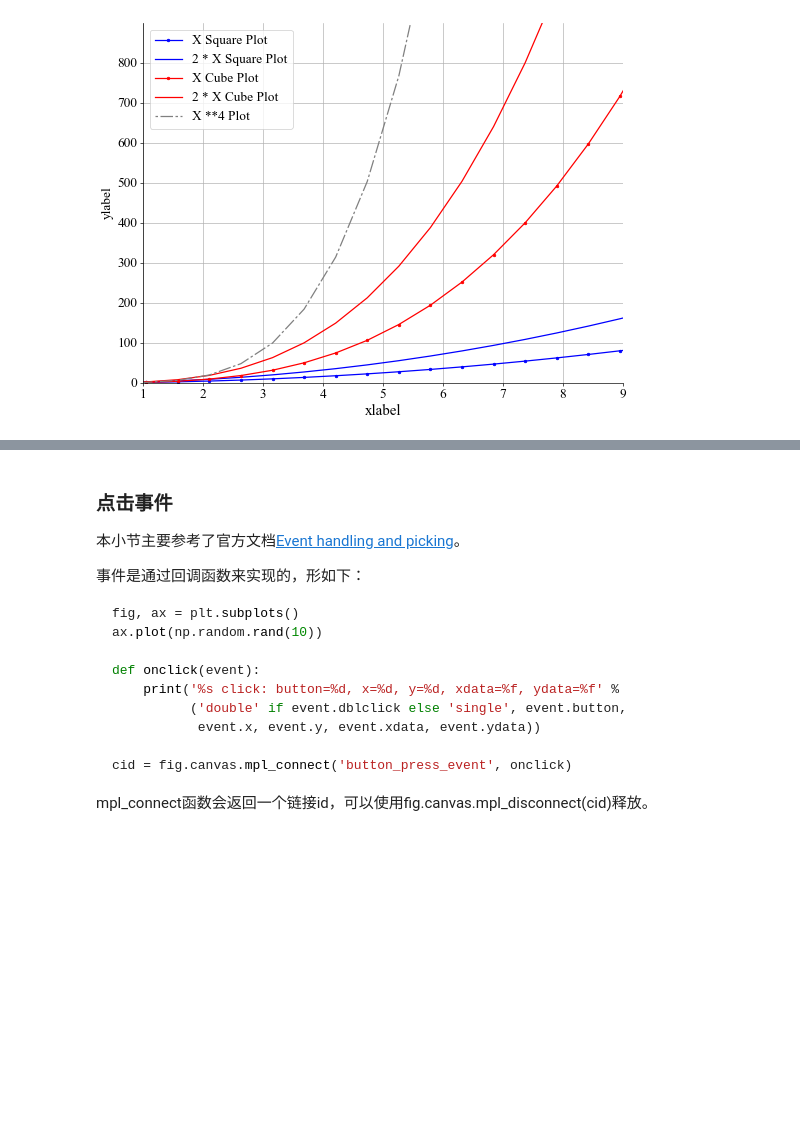
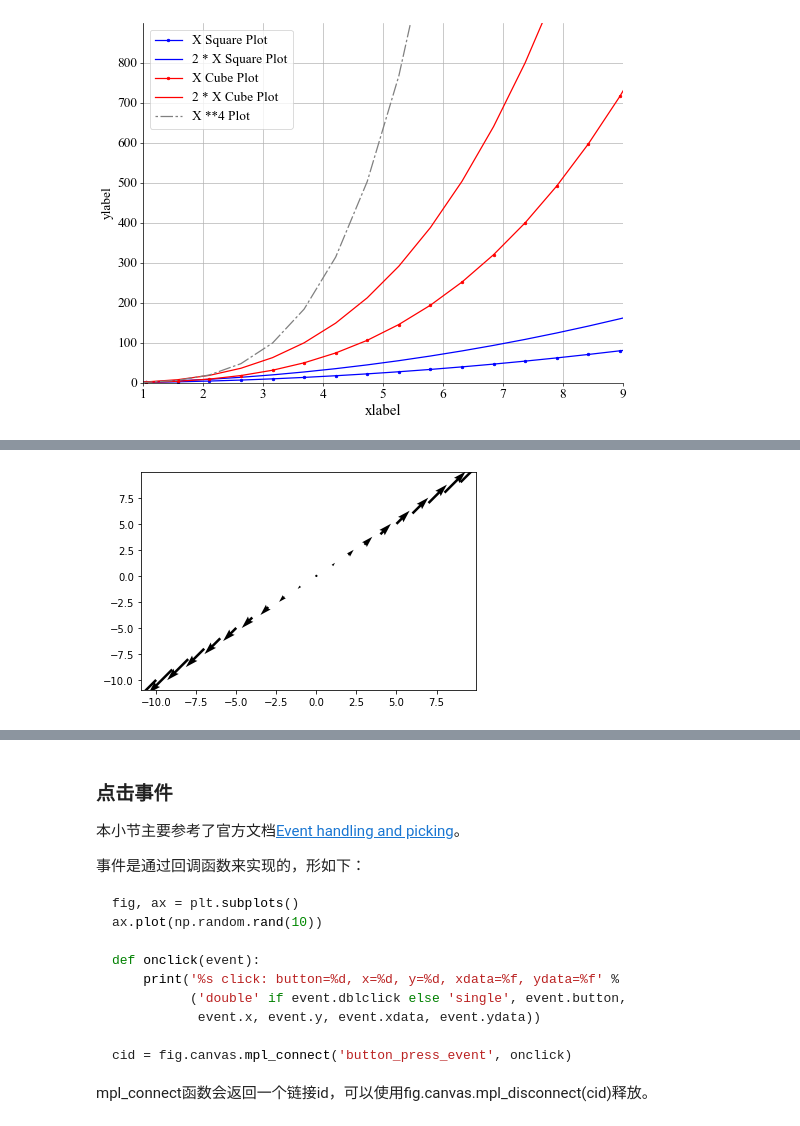
Before and after one commit to iHeadWater/hydrus, a Jupyter notebook: 3-basic-pyviz/1-matplotlib-intro/how-to-use-matplotlib.ipynb, the cells around one changed output, grey strips where cells are left out. Cells and saved outputs as stored; diff of their text form; code cells hidden in the pictures; blank space fills up the shorter version.

```diff
--- a/3-basic-pyviz/1-matplotlib-intro/how-to-use-matplotlib.ipynb
+++ b/3-basic-pyviz/1-matplotlib-intro/how-to-use-matplotlib.ipynb
@@ -645,0 +657,13 @@ plt.legend(prop={'size': 16})
+# %%
+import numpy as np
+X = np.arange(-10, 10, 1)
+Y = np.arange(-10, 10, 1)
+X1 = X +np.arange(-1, 1, 0.1)
+Y1 = Y +np.arange(-1, 1, 0.1)
+U = X1 - X
+V = Y1 - Y
+# 绘制箭头
+fig, ax = plt.subplots()
+q = ax.quiver(X, Y, U, V)
+# %% [output]
+[figure, added]
```
Also changed, not shown: parts of 10 cells of this notebook, 4 other files.
